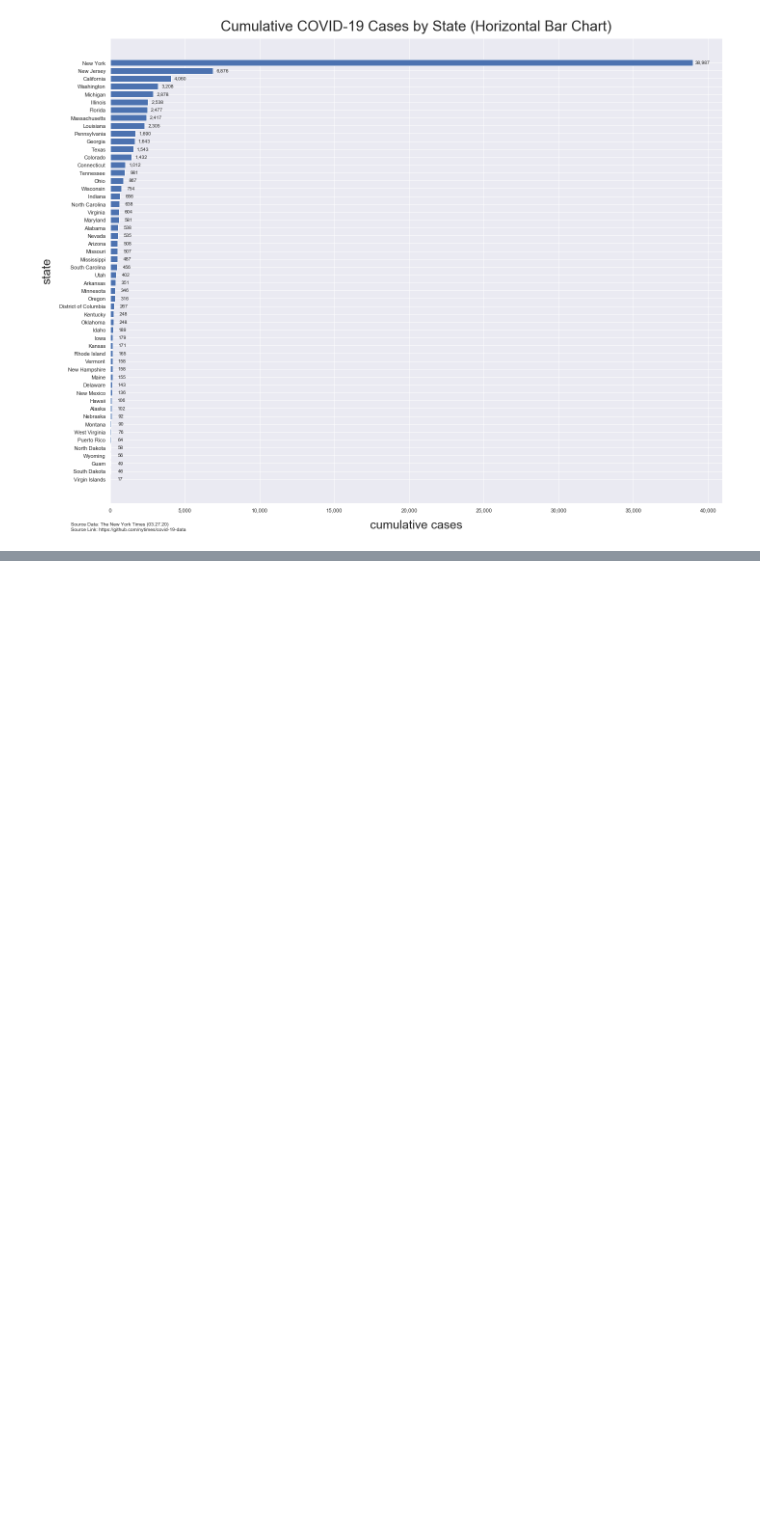
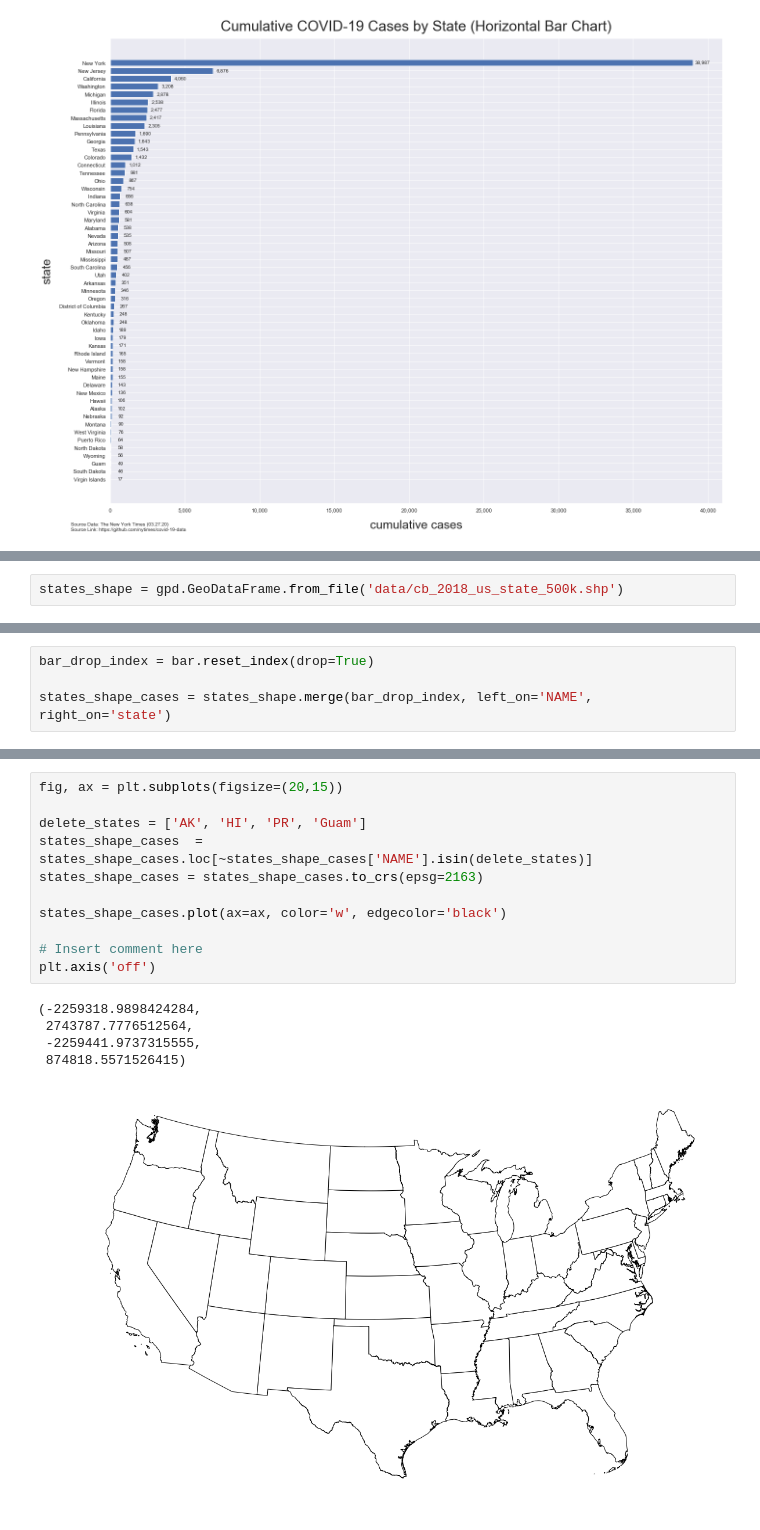
Before and after one commit to mebauer/covid-19-states, a Jupyter notebook: covid-19-data.ipynb, the cells around one changed output, grey strips where cells are left out. Cells and saved outputs as stored; diff of their text form; blank space fills up the shorter version.

Commit message:
adding map of cases by state

```diff
--- a/covid-19-data.ipynb
+++ b/covid-19-data.ipynb
@@ -455,0 +487,2 @@ bar.to_csv('data/us-states-grouped-states-032720.csv')
+# %%
+states_shape = gpd.GeoDataFrame.from_file('data/cb_2018_us_state_500k.shp')
@@ -455,0 +498,4 @@ bar.to_csv('data/us-states-grouped-states-032720.csv')
+# %%
+bar_drop_index = bar.reset_index(drop=True)
+
+states_shape_cases = states_shape.merge(bar_drop_index, left_on='NAME', right_on='state')
@@ -455,0 +511,17 @@ bar.to_csv('data/us-states-grouped-states-032720.csv')
+# %%
+fig, ax = plt.subplots(figsize=(20,15))
+
+delete_states = ['AK', 'HI', 'PR', 'Guam']
+states_shape_cases  = states_shape_cases.loc[~states_shape_cases['NAME'].isin(delete_states)]
+states_shape_cases = states_shape_cases.to_crs(epsg=2163)
+
+states_shape_cases.plot(ax=ax, color='w', edgecolor='black')
+
+# Insert comment here
+plt.axis('off')
+# %% [output]
+(-2259318.9898424284,
+ 2743787.7776512564,
+ -2259441.9737315555,
+ 874818.5571526415)
+[figure, added]
```
Also changed, not shown: parts of 13 cells of this notebook, 11 other files.
